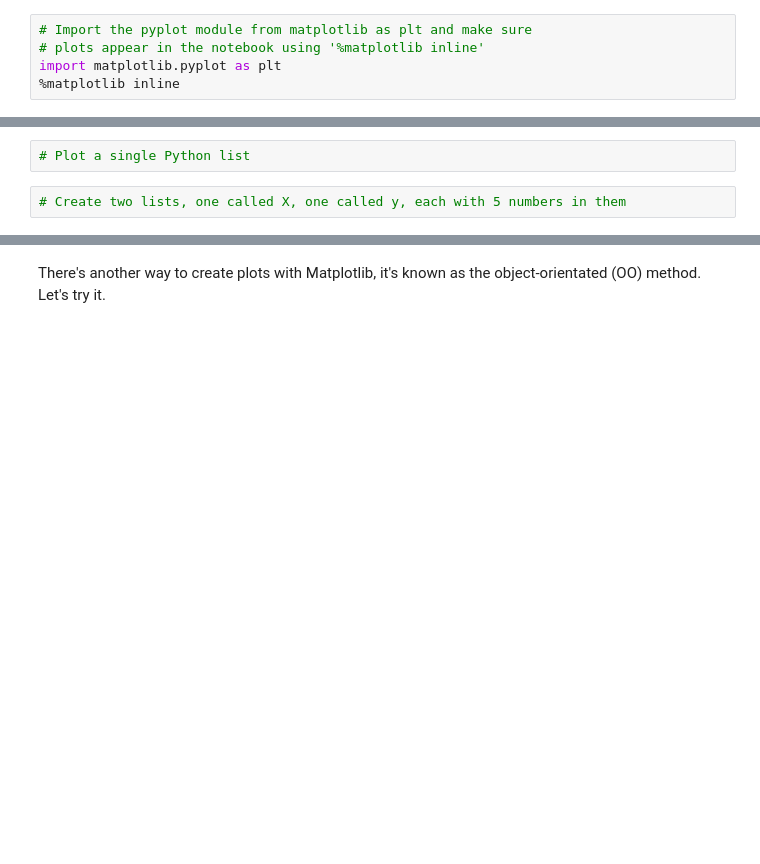
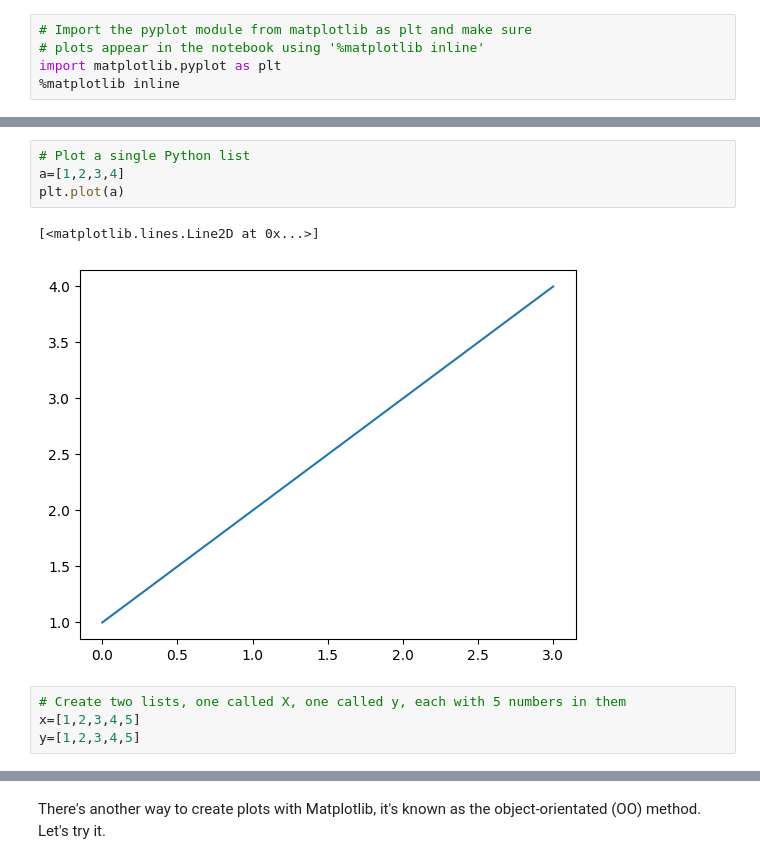
Before and after one commit to TherealOneC/zero-to-mastery-ml, a Jupyter notebook: section-2-data-science-and-ml-tools/matplotlib-exercises.ipynb, the cells around one changed output, grey strips where cells are left out. Drawn from its saved outputs; the diff is of its cells as text; blank space fills up the shorter version.

```diff
--- a/section-2-data-science-and-ml-tools/matplotlib-exercises.ipynb
+++ b/section-2-data-science-and-ml-tools/matplotlib-exercises.ipynb
@@ -20,6 +25,13 @@ import matplotlib.pyplot as plt
 # %%
 # Plot a single Python list
+a=[1,2,3,4]
+plt.plot(a)
+# %% [output]
+[<matplotlib.lines.Line2D at 0x...>]
+[figure, added]
 # %%
 # Create two lists, one called X, one called y, each with 5 numbers in them
+x=[1,2,3,4,5]
+y=[1,2,3,4,5]
 # %%
 # Plot X & y (the lists you've created)
```
Also changed, not shown: parts of 17 cells of this notebook.
